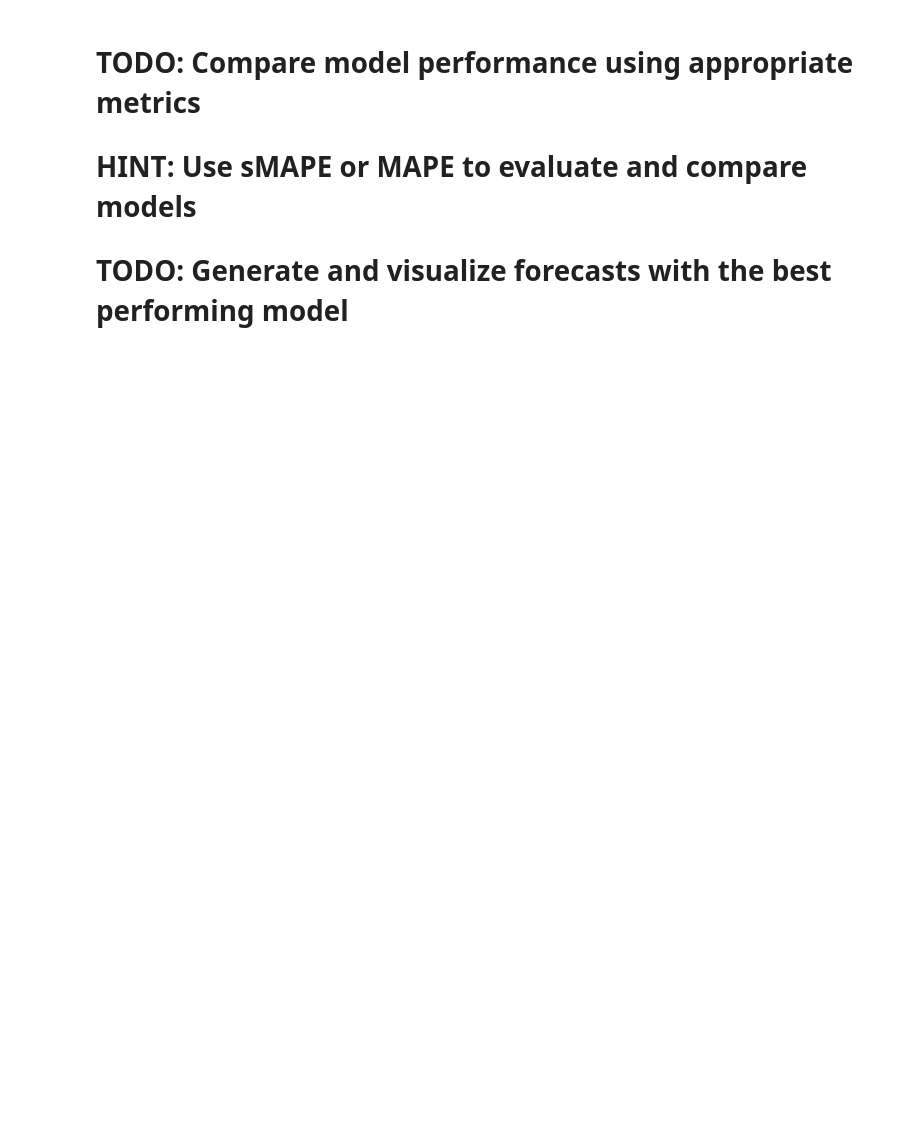
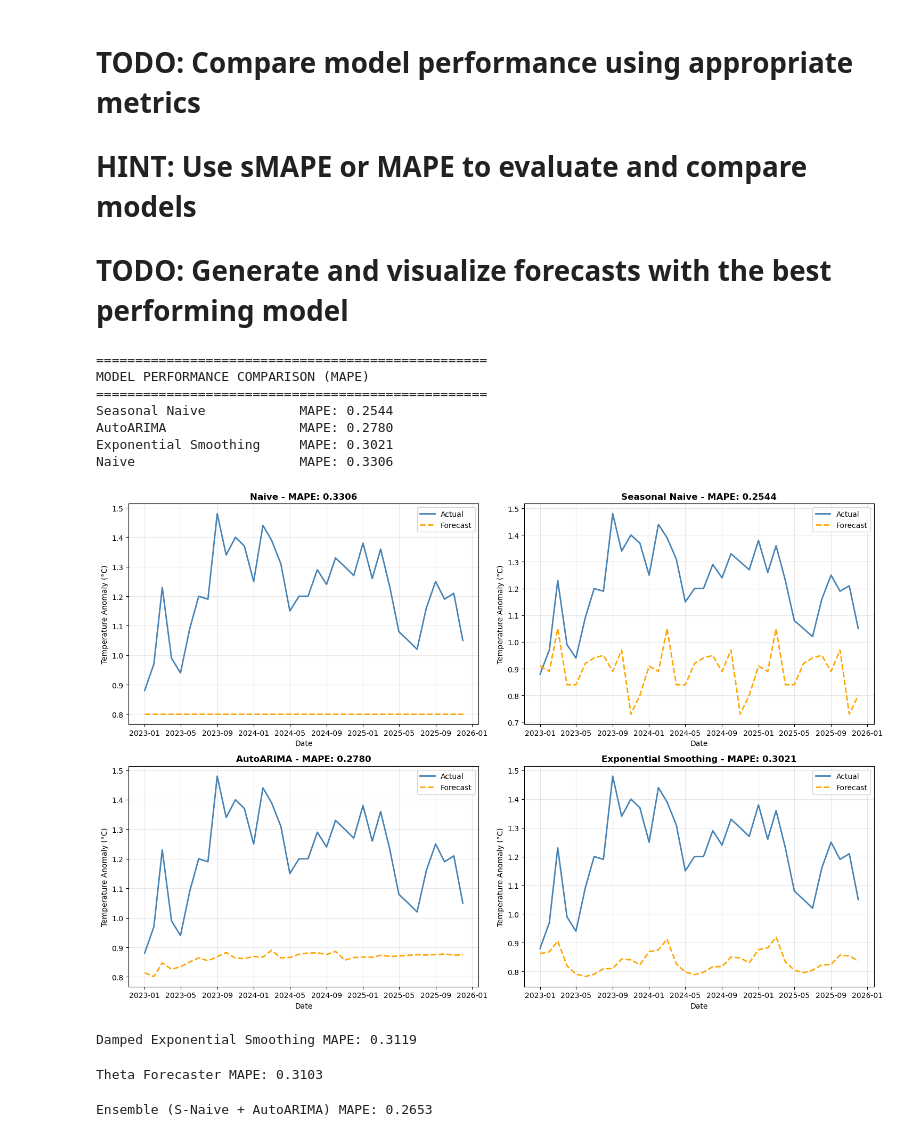
Before and after one commit to chileong/5m-data-3.6-time-series-forecasting, a Jupyter notebook: assignment.ipynb, the cells around one changed output. Drawn from its saved outputs; the diff is of its cells as text; code cells hidden in the pictures; blank space fills up the shorter version.

```diff
--- a/assignment.ipynb
+++ b/assignment.ipynb
@@ -298,3 +281,78 @@ TypeError: Passing PeriodDtype data is invalid. Use `data.to_timestamp()` instea
 # HINT: Use sMAPE or MAPE to evaluate and compare models
 
 # TODO: Generate and visualize forecasts with the best performing model
+# %%
+# Print model performance comparison
+print("\n" + "="*50)
+print("MODEL PERFORMANCE COMPARISON (MAPE)")
+print("="*50)
+for model_name, mape in sorted(metrics.items(), key=lambda x: x[1]):
+    print(f"{model_name:<25} MAPE: {mape:.4f}")
+
+# Visualize predictions vs actual
+fig, axes = plt.subplots(2, 2, figsize=(15, 10))
+axes = axes.flatten()
+
+for idx, (model_name, pred) in enumerate(predictions.items()):
+    axes[idx].plot(y_test.index.to_timestamp(), y_test.values, label='Actual', linewidth=2, color='steelblue')
+    axes[idx].plot(pred.index.to_timestamp(), pred.values, label='Forecast', linewidth=2, color='orange', linestyle='--')
+    axes[idx].set_title(f'{model_name} - MAPE: {metrics[model_name]:.4f}', fontsize=12, fontweight='bold')
+    axes[idx].set_xlabel('Date')
+    axes[idx].set_ylabel('Temperature Anomaly (°C)')
+    axes[idx].legend()
+    axes[idx].grid(True, alpha=0.3)
+
+plt.tight_layout()
+plt.show()
+# %% [output]
+==================================================
+MODEL PERFORMANCE COMPARISON (MAPE)
+==================================================
+Seasonal Naive            MAPE: 0.2544
+AutoARIMA                 MAPE: 0.2780
+Exponential Smoothing     MAPE: 0.3021
+Naive                     MAPE: 0.3306
+[figure, added]
+# %%
+from sktime.forecasting.exp_smoothing import ExponentialSmoothing
+
+# Adding a damped trend often helps with temperature data
+damped_model = ExponentialSmoothing(trend="add", seasonal="add", sp=12, damped_trend=True)
+damped_model.fit(y_train)
+damped_pred = damped_model.predict(fh=range(1, len(y_test) + 1))
+damped_mape = mean_absolute_percentage_error(y_test, damped_pred)
+print(f"Damped Exponential Smoothing MAPE: {damped_mape:.4f}")
+
+
+# ... check if this MAPE beats 0.2544
+# %% [output]
+Damped Exponential Smoothing MAPE: 0.3119
+# %%
+from sktime.forecasting.theta import ThetaForecaster
+from sktime.transformations.series.detrend import Deseasonalizer
+
+# Theta is great for "noisy" seasonal data
+# 1. Create an additive deseasonalizer
+deseasonalizer = Deseasonalizer(sp=12, model="additive")
+
+# 2. Transform the data to be "non-seasonal"
+y_train_deseasonalized = deseasonalizer.fit_transform(y_train)
+
+# 3. Fit Theta on the cleaned data (disable its internal deseasonalizing)
+theta_model = ThetaForecaster(sp=12, deseasonalize=False)
+theta_model.fit(y_train_deseasonalized)
+
+theta_pred = theta_model.predict(fh=range(1, len(y_test) + 1))
+# Calculate MAPE...
+theta_mape = mean_absolute_percentage_error(y_test, theta_pred)
+print(f"Theta Forecaster MAPE: {theta_mape:.4f}")
+# %% [output]
+Theta Forecaster MAPE: 0.3103
+# %%
+# Average the best-performing model with the most "intelligent" one
+ensemble_pred = (predictions['Seasonal Naive'] + predictions['AutoARIMA']) / 2
+
+ensemble_mape = mean_absolute_percentage_error(y_test, ensemble_pred)
+print(f"Ensemble (S-Naive + AutoARIMA) MAPE: {ensemble_mape:.4f}")
+# %% [output]
+Ensemble (S-Naive + AutoARIMA) MAPE: 0.2653
```
Also changed, not shown: parts of 8 cells of this notebook, 1 other file.
